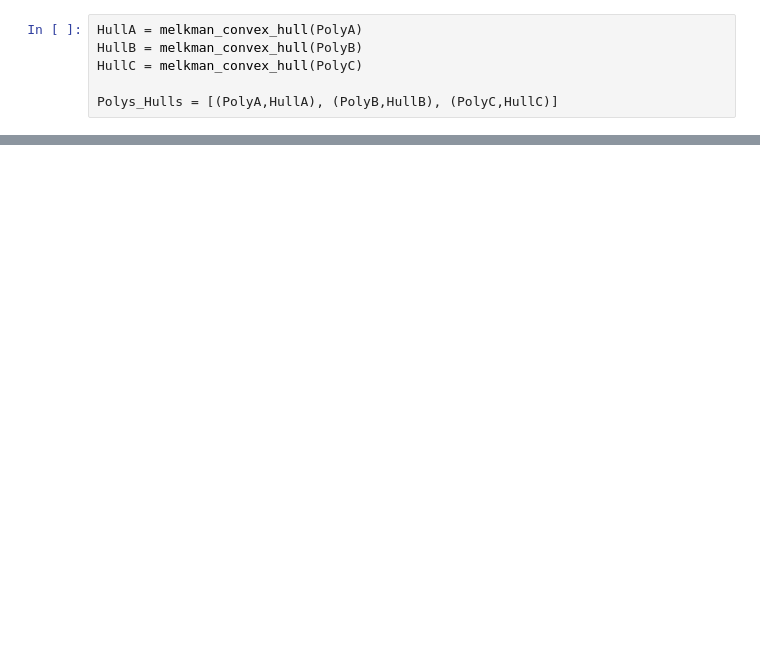
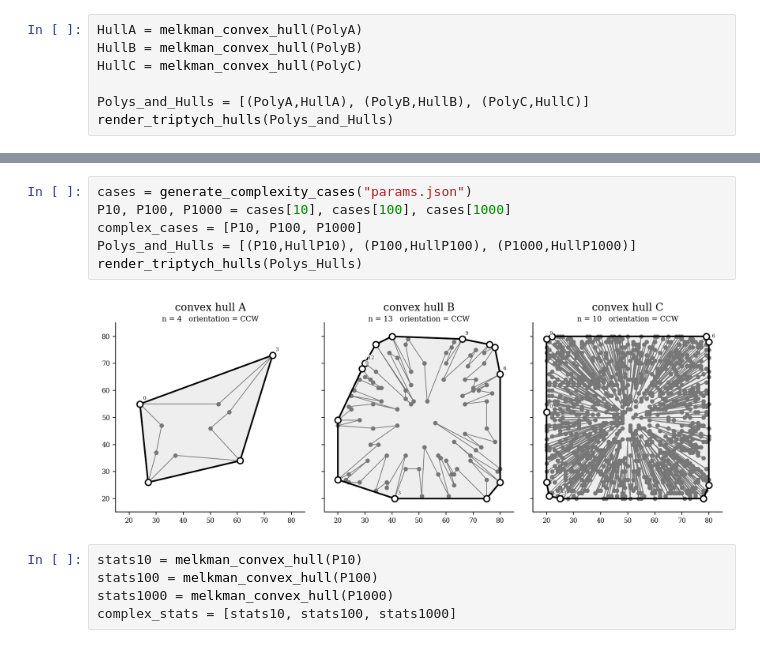
Before and after one commit to Guo-c-y/SHT_CG2_HW1, a Jupyter notebook: code/Problem1.ipynb, the cells around one changed output, grey strips where cells are left out. Saved outputs shown, nothing was run; the diff lists cells and outputs as text; blank space fills up the shorter version.

```diff
--- a/code/Problem1.ipynb
+++ b/code/Problem1.ipynb
@@ -85,4 +127,5 @@ HullA = melkman_convex_hull(PolyA)
 HullB = melkman_convex_hull(PolyB)
 HullC = melkman_convex_hull(PolyC)
 
-Polys_Hulls = [(PolyA,HullA), (PolyB,HullB), (PolyC,HullC)]
+Polys_and_Hulls = [(PolyA,HullA), (PolyB,HullB), (PolyC,HullC)]
+render_triptych_hulls(Polys_and_Hulls)
@@ -92,0 +143,13 @@ render_triptych_hulls(Polys_Hulls)
+# %%
+cases = generate_complexity_cases("params.json")
+P10, P100, P1000 = cases[10], cases[100], cases[1000]
+complex_cases = [P10, P100, P1000]
+Polys_and_Hulls = [(P10,HullP10), (P100,HullP100), (P1000,HullP1000)]
+render_triptych_hulls(Polys_Hulls)
+# %% [output]
+[figure, added]
+# %%
+stats10 = melkman_convex_hull(P10)
+stats100 = melkman_convex_hull(P100)
+stats1000 = melkman_convex_hull(P1000)
+complex_stats = [stats10, stats100, stats1000]
```
Also changed, not shown: parts of 10 cells of this notebook, 2 other files.
